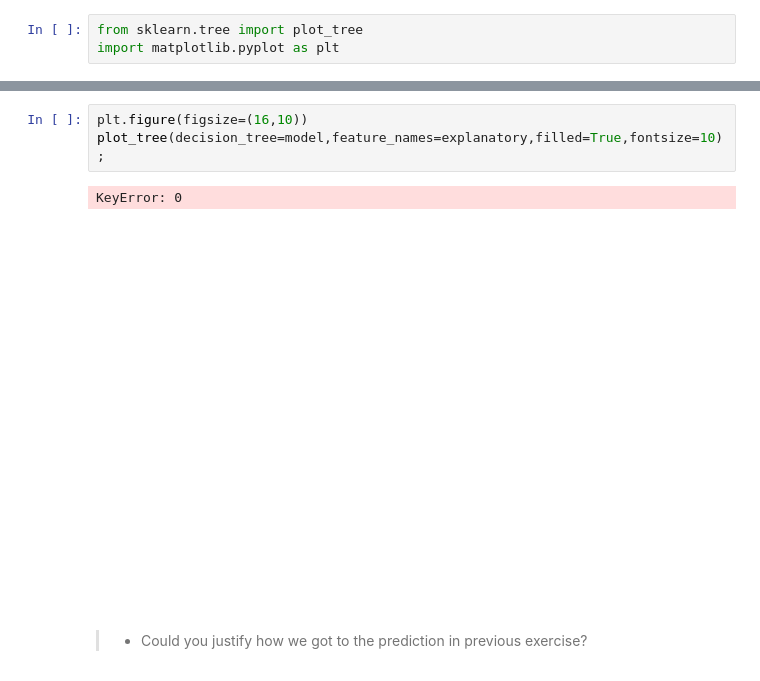
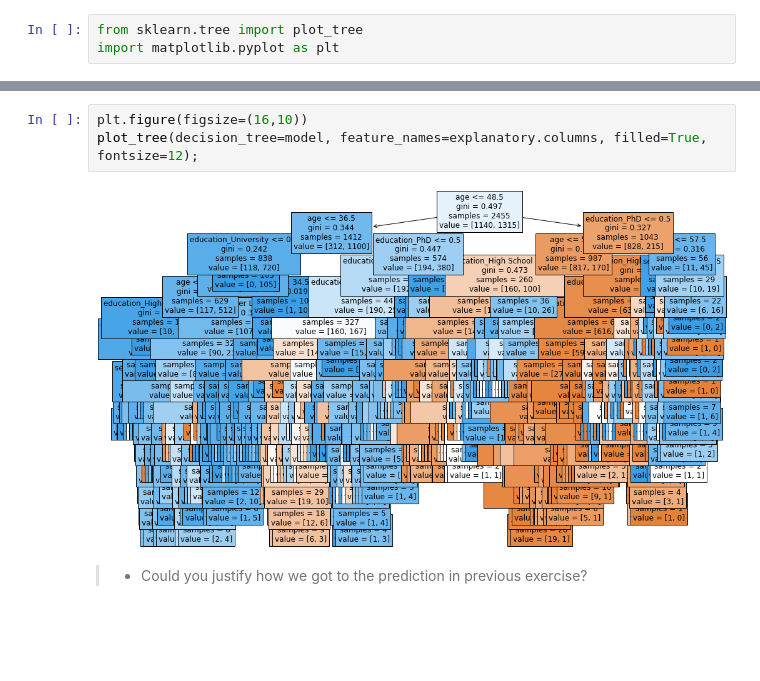
Before and after one commit to apoboldon/machine-learning-program, a Jupyter notebook: #04. Decision Tree. A Supervised Classification Model/04practice.ipynb, the cells around one changed output, grey strips where cells are left out. Cells and saved outputs as stored; diff of their text form; blank space fills up the shorter version.

```diff
--- a/#04. Decision Tree. A Supervised Classification Model/04practice.ipynb
+++ b/#04. Decision Tree. A Supervised Classification Model/04practice.ipynb
@@ -167,9 +191,8 @@ import matplotlib.pyplot as plt
 # %%
 plt.figure(figsize=(16,10))
-plot_tree(decision_tree=model,feature_names=explanatory,filled=True,fontsize=10);
+plot_tree(decision_tree=model, feature_names=explanatory.columns, filled=True, fontsize=12);
 # %% [output]
-KeyError: 0
-[figure, old version]
+[figure, new version]
 # %% [markdown]
 > - Could you justify how we got to the prediction in previous exercise?
 # %% [markdown]
```
Also changed, not shown: parts of 73 cells of this notebook, 2 other files.
